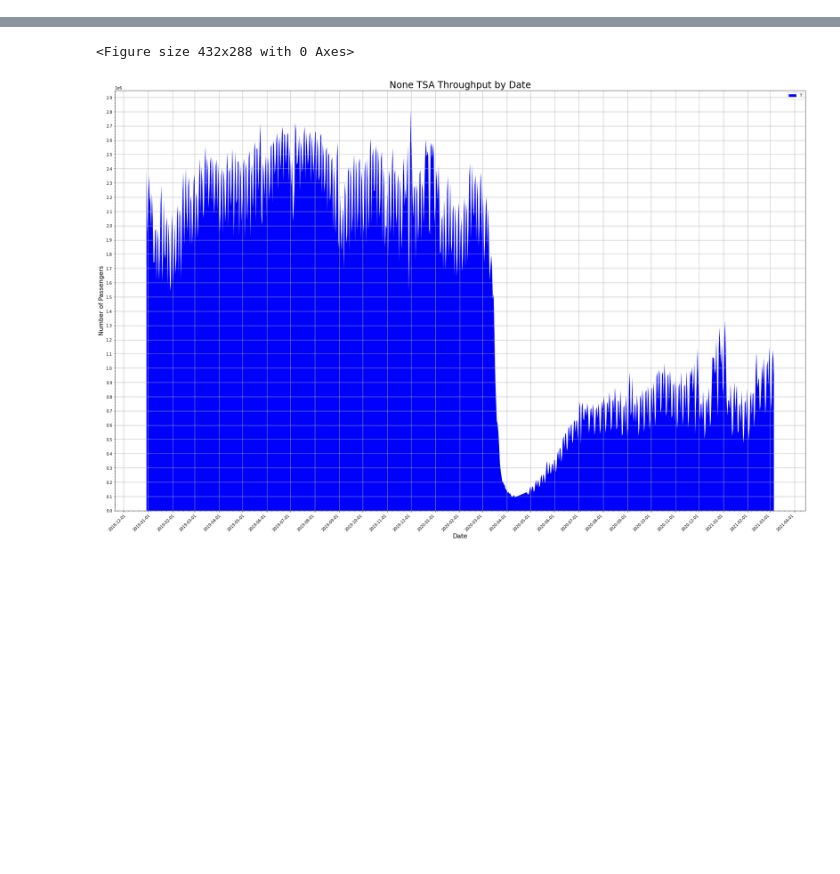
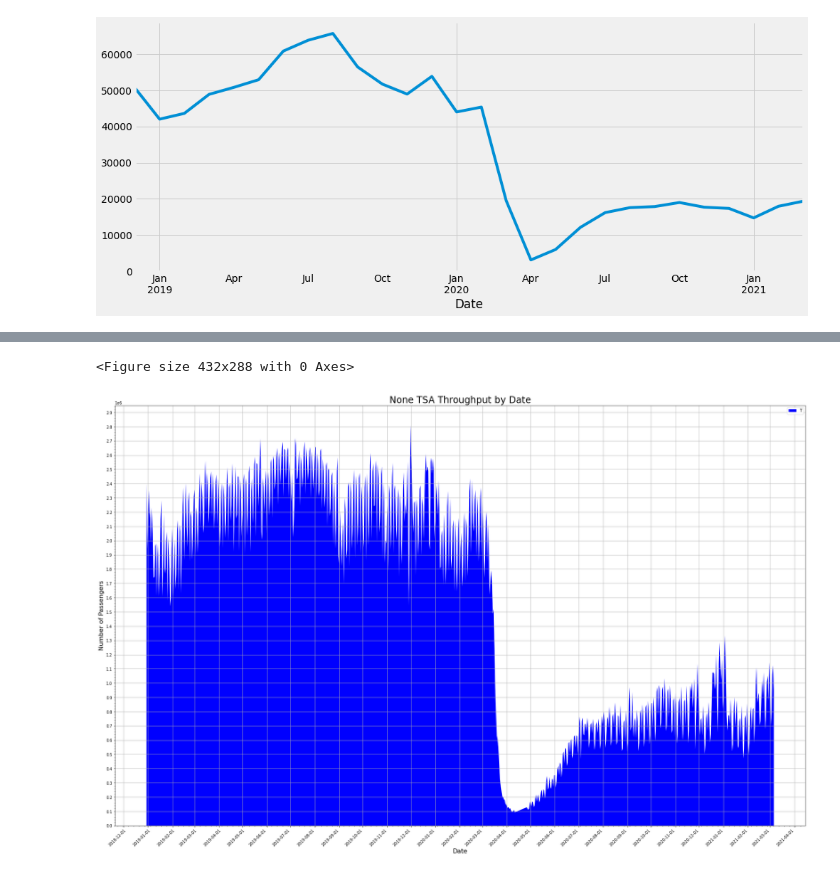
Before and after one commit to mikelor/TsaThroughput, a Jupyter notebook: src/tsa_throughput/notebooks/AnalyzeAirportThroughput.ipynb, the cells around one changed output, grey strips where cells are left out. Drawn from its saved outputs; the diff is of its cells as text; code cells hidden in the pictures; blank space fills up the shorter version.

```diff
--- a/src/tsa_throughput/notebooks/AnalyzeAirportThroughput.ipynb
+++ b/src/tsa_throughput/notebooks/AnalyzeAirportThroughput.ipynb
@@ -23,4 +27,5 @@ df['Total'] = df.sum(axis = 1, skipna = True)
 # %%
-dfg = df.groupby('Date', as_index=False).agg({'Total': 'sum'})
+dfg = df.groupby('Date', as_index=True).agg({'Total': 'sum'})
 print(dfg.head())
+dfg.index
 # %% [output]
@@ -32,0 +47,3 @@ print(dfg.head())
+# %%
+y = dfg['Total'].resample('MS').mean()
+y
@@ -32,0 +68,7 @@ print(dfg.head())
+# %%
+plt.style.use('fivethirtyeight')
+y.plot(figsize=(15, 6))
+
+plt.show()
+# %% [output]
+[figure, added]
```
Also changed, not shown: parts of 4 cells of this notebook, 1 other file.
